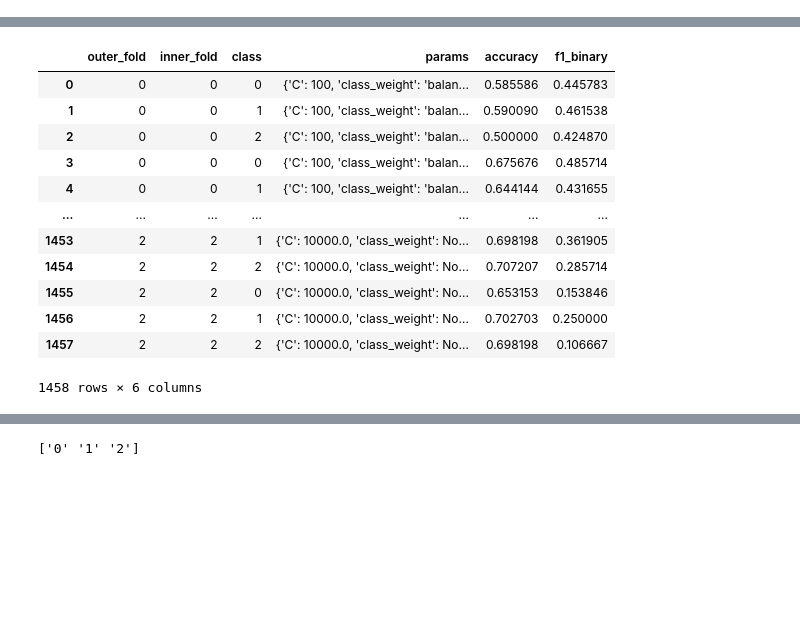
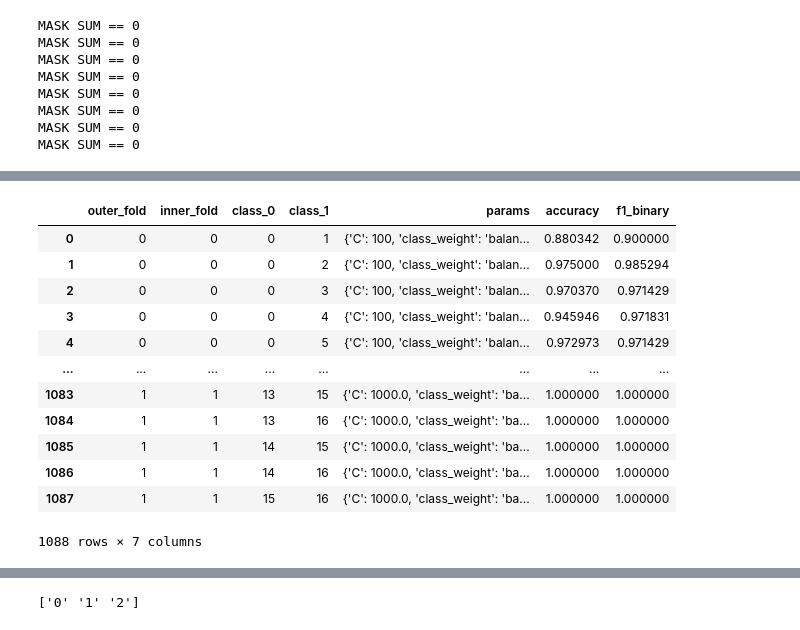
Before and after one commit to jeppeseverens/Leukem.ai, a Jupyter notebook: python_predict/training.ipynb, the cells around one changed output, grey strips where cells are left out. Drawn from its saved outputs; the diff is of its cells as text; code cells hidden in the pictures; blank space fills up the shorter version.

```diff
--- a/python_predict/training.ipynb
+++ b/python_predict/training.ipynb
@@ -33,0 +45,3 @@ array([[5759, 5712, 5878, ..., 5655, 5409, 5825],
+# %%
+from train_test import load_data
+study_labels, X, y = load_data("/home/jeppe/Documents/Leukem.ai/data")
@@ -34,15 +111,16 @@ array([[5759, 5712, 5878, ..., 5655, 5409, 5825],
 # %%
 # CV setup
-outer_cv = KFold(n_splits=3, shuffle=True, random_state=42)
-inner_cv = KFold(n_splits=3, shuffle=True, random_state=42)
+outer_cv = StratifiedKFold(n_splits=2, shuffle=True, random_state=42)
+inner_cv = StratifiedKFold(n_splits=2, shuffle=True, random_state=42)
 
 # Hyperparameter grid
 param_grid = {
-    'n_genes': [200, 500, 999],
-    'C': [100, 1e3, 1e4],
-    'gamma': [1e-4, 1e-3,'auto'],
+    'n_genes': [2000],
+    'C': [100, 1e3],
+    'gamma': ['auto'],
     'kernel': ['rbf'],
-    'class_weight': ["balanced", None]
+    'class_weight': ["balanced"],
+    'max_iter': [1e6]
 }
 
 param_combos = list(ParameterGrid(param_grid))
@@ -80,8 +158,11 @@ def evaluate_inner_fold(outer_fold, inner_fold,
         results = []
         classes = np.unique(y_train_inner)
         for cl in classes:
-            y_train_bin = [cl if yy == cl else "other" for yy in y_train_inner]
-            y_val_bin = [cl if yy == cl else "other" for yy in y_val_inner]
+            y_train_bin = [1 if yy == cl else 0 for yy in y_train_inner]
+            y_val_bin = [1 if yy == cl else 0 for yy in y_val_inner]
+
+            y_train_bin = np.array(y_train_bin, dtype=np.int32)
+            y_val_bin = np.array(y_val_bin, dtype=np.int32)
 
             clf.fit(X_train_inner, y_train_bin)
             preds = clf.predict(X_val_inner)
@@ -91,7 +172,7 @@ def evaluate_inner_fold(outer_fold, inner_fold,
                 'class': cl,
                 'params': params,
                 'accuracy': accuracy_score(y_val_bin, preds),
-                'f1_binary': f1_score(y_val_bin, preds, average='binary', pos_label=cl)
+                'f1_binary': f1_score(y_val_bin, preds, average='binary', pos_label=1)
             })
         return results
 
@@ -103,10 +184,10 @@ def evaluate_inner_fold(outer_fold, inner_fold,
             val_mask = [(yy == i or yy == j) for yy in y_val_inner]
 
             X_train_ij = X_train_inner[train_mask]
-            y_train_ij = [yy for yy in y_train_inner if yy == i or yy == j]
+            y_train_ij = np.array([yy for yy in y_train_inner if yy == i or yy == j], dtype=np.int32)
 
             X_val_ij = X_val_inner[val_mask]
-            y_val_ij = [yy for yy in y_val_inner if yy == i or yy == j]
+            y_val_ij = np.array([yy for yy in y_val_inner if yy == i or yy == j], dtype=np.int32)
 
             clf.fit(X_train_ij, y_train_ij)
             preds = clf.predict(X_val_ij)
@@ -150,20 +231,26 @@ def evaluate_inner_fold(outer_fold, inner_fold,
     X_val_inner = pipe_inner.transform(X_val_inner)
     y_val_inner = y_train_outer[val_inner_idx]
 
+
+    X_train_inner = np.array(X_train_inner, dtype=np.float32)
+    y_train_inner = np.array(y_train_inner, dtype=np.int32)
+    X_val_inner = np.array(X_val_inner, dtype=np.float32)
+    y_val_inner = np.array(y_val_inner, dtype=np.int32)
+
     ### Set classifier
-    clf = model(**params)
+    clf = clone(model(**params))
     params['n_genes'] = n_genes
     return eval_dispatch[type]()
 # %%
 all_results = []
 
-for outer_fold, (train_idx, test_idx) in enumerate(outer_cv.split(X)):
+for outer_fold, (train_idx, test_idx) in enumerate(outer_cv.split(X, y)):
     X_train_outer, X_test_outer = X[train_idx], X[test_idx]
     y_train_outer, y_test_outer = y[train_idx], y[test_idx]
     study_labels_outer = study_labels[train_idx]
 
     inner_tasks = []
-    for inner_fold, (train_inner_idx, val_inner_idx) in enumerate(inner_cv.split(X_train_outer)):
+    for inner_fold, (train_inner_idx, val_inner_idx) in enumerate(inner_cv.split(X_train_outer, y_train_outer)):
         for params in param_combos:
             inner_tasks.append(delayed(evaluate_inner_fold)(
                 outer_fold, inner_fold,
@@ -176,7 +263,7 @@ for outer_fold, (train_idx, test_idx) in enumerate(outer_cv.split(X)):
             ))
 
     # Run inner CV tasks in parallel (adjust n_jobs to number of CPU cores)
-    inner_results = Parallel(n_jobs=-1, verbose=1)(inner_tasks)
+    inner_results = Parallel(n_jobs=2, verbose=1)(inner_tasks)
     if isinstance(inner_results[0], dict):
         # Flat list of dictionaries
         all_results.extend(inner_results)
@@ -203,0 +293,8 @@ df_parallel_results
+MASK SUM == 0
+MASK SUM == 0
+MASK SUM == 0
+MASK SUM == 0
+MASK SUM == 0
+MASK SUM == 0
+MASK SUM == 0
+MASK SUM == 0
@@ -204,14 +302,14 @@ df_parallel_results
-|  | outer_fold | inner_fold | class | params | accuracy | f1_binary |
-| 0 | 0 | 0 | 0 | {'C': 100, 'class_weight': 'balan... | 0.585586 | 0.445783 |
-| 1 | 0 | 0 | 1 | {'C': 100, 'class_weight': 'balan... | 0.590090 | 0.461538 |
-| 2 | 0 | 0 | 2 | {'C': 100, 'class_weight': 'balan... | 0.500000 | 0.424870 |
-| 3 | 0 | 0 | 0 | {'C': 100, 'class_weight': 'balan... | 0.675676 | 0.485714 |
-| 4 | 0 | 0 | 1 | {'C': 100, 'class_weight': 'balan... | 0.644144 | 0.431655 |
-| ... | ... | ... | ... | ... | ... | ... |
-| 1453 | 2 | 2 | 1 | {'C': 10000.0, 'class_weight': No... | 0.698198 | 0.361905 |
-| 1454 | 2 | 2 | 2 | {'C': 10000.0, 'class_weight': No... | 0.707207 | 0.285714 |
-| 1455 | 2 | 2 | 0 | {'C': 10000.0, 'class_weight': No... | 0.653153 | 0.153846 |
-| 1456 | 2 | 2 | 1 | {'C': 10000.0, 'class_weight': No... | 0.702703 | 0.250000 |
-| 1457 | 2 | 2 | 2 | {'C': 10000.0, 'class_weight': No... | 0.698198 | 0.106667 |
+|  | outer_fold | inner_fold | class_0 | class_1 | params | accuracy | f1_binary |
+| 0 | 0 | 0 | 0 | 1 | {'C': 100, 'class_weight': 'balan... | 0.880342 | 0.900000 |
+| 1 | 0 | 0 | 0 | 2 | {'C': 100, 'class_weight': 'balan... | 0.975000 | 0.985294 |
+| 2 | 0 | 0 | 0 | 3 | {'C': 100, 'class_weight': 'balan... | 0.970370 | 0.971429 |
+| 3 | 0 | 0 | 0 | 4 | {'C': 100, 'class_weight': 'balan... | 0.945946 | 0.971831 |
+| 4 | 0 | 0 | 0 | 5 | {'C': 100, 'class_weight': 'balan... | 0.972973 | 0.971429 |
+| ... | ... | ... | ... | ... | ... | ... | ... |
+| 1083 | 1 | 1 | 13 | 15 | {'C': 1000.0, 'class_weight': 'ba... | 1.000000 | 1.000000 |
+| 1084 | 1 | 1 | 13 | 16 | {'C': 1000.0, 'class_weight': 'ba... | 1.000000 | 1.000000 |
+| 1085 | 1 | 1 | 14 | 15 | {'C': 1000.0, 'class_weight': 'ba... | 1.000000 | 1.000000 |
+| 1086 | 1 | 1 | 14 | 16 | {'C': 1000.0, 'class_weight': 'ba... | 1.000000 | 1.000000 |
+| 1087 | 1 | 1 | 15 | 16 | {'C': 1000.0, 'class_weight': 'ba... | 1.000000 | 1.000000 |
-1458 rows × 6 columns
+1088 rows × 7 columns
 # %%
```
Also changed, not shown: parts of 9 cells of this notebook, 2 other files.
